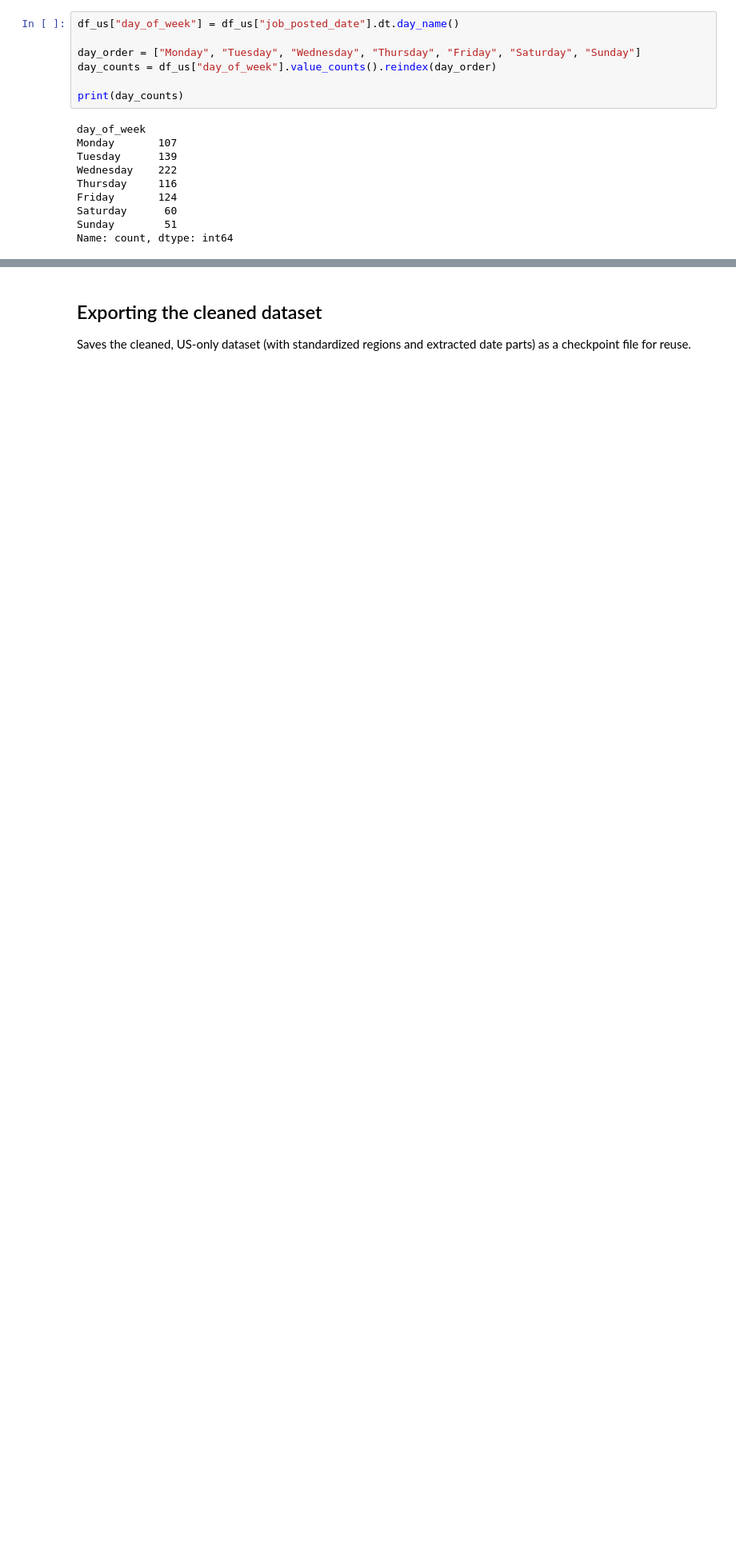
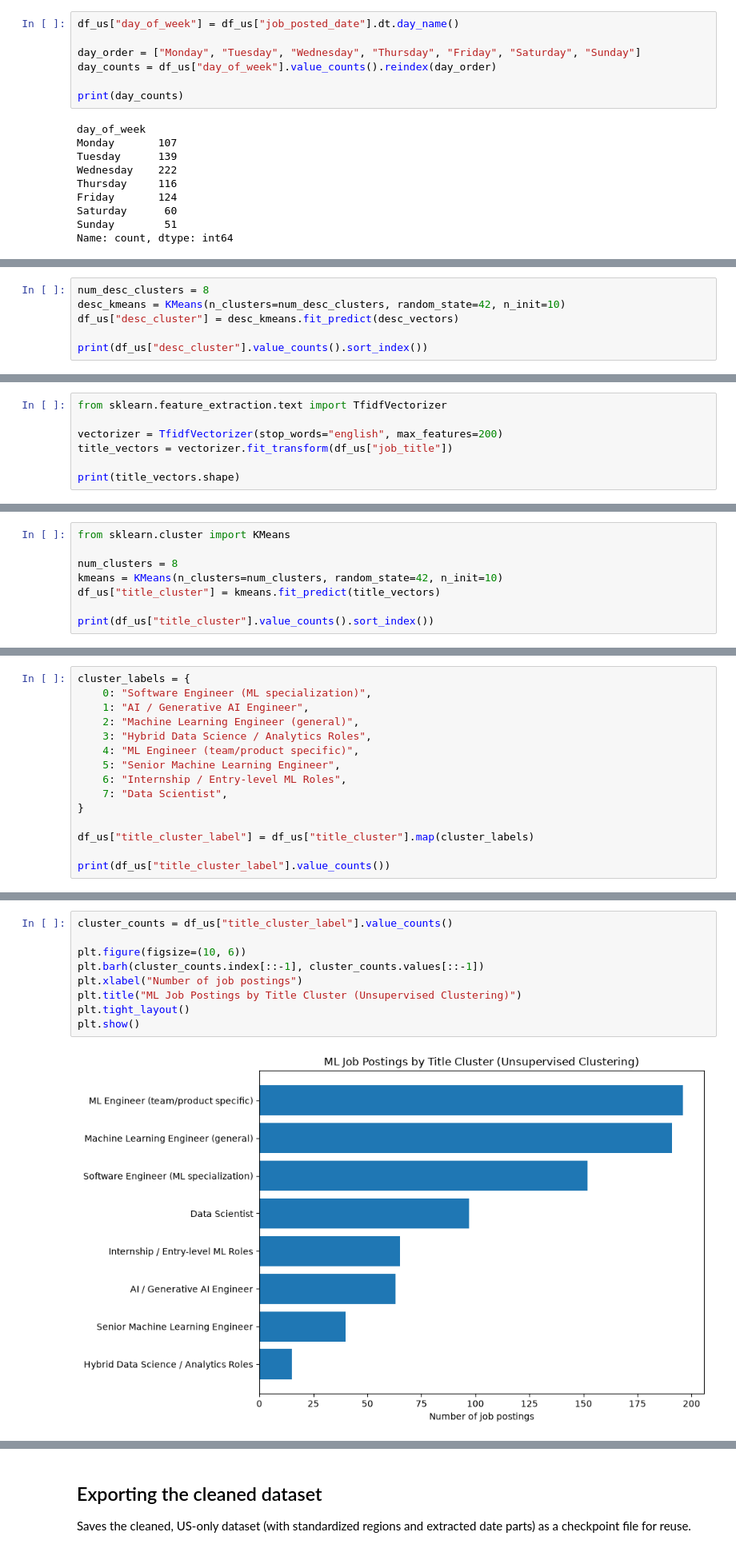
Before and after one commit to victoryilem2004/Project-1, a Jupyter notebook: eda.ipynb, the cells around one changed output, grey strips where cells are left out. Shown at 80% size. Cells and saved outputs as stored; diff of their text form; blank space fills up the shorter version.

```diff
--- a/eda.ipynb
+++ b/eda.ipynb
@@ -256,0 +427,6 @@ plt.show()
+# %%
+num_desc_clusters = 8
+desc_kmeans = KMeans(n_clusters=num_desc_clusters, random_state=42, n_init=10)
+df_us["desc_cluster"] = desc_kmeans.fit_predict(desc_vectors)
+
+print(df_us["desc_cluster"].value_counts().sort_index())
@@ -256,0 +584,7 @@ plt.show()
+# %%
+from sklearn.feature_extraction.text import TfidfVectorizer
+
+vectorizer = TfidfVectorizer(stop_words="english", max_features=200)
+title_vectors = vectorizer.fit_transform(df_us["job_title"])
+
+print(title_vectors.shape)
@@ -256,0 +593,8 @@ plt.show()
+# %%
+from sklearn.cluster import KMeans
+
+num_clusters = 8
+kmeans = KMeans(n_clusters=num_clusters, random_state=42, n_init=10)
+df_us["title_cluster"] = kmeans.fit_predict(title_vectors)
+
+print(df_us["title_cluster"].value_counts().sort_index())
@@ -256,0 +637,15 @@ plt.show()
+# %%
+cluster_labels = {
+    0: "Software Engineer (ML specialization)",
+    1: "AI / Generative AI Engineer",
+    2: "Machine Learning Engineer (general)",
+    3: "Hybrid Data Science / Analytics Roles",
+    4: "ML Engineer (team/product specific)",
+    5: "Senior Machine Learning Engineer",
+    6: "Internship / Entry-level ML Roles",
+    7: "Data Scientist",
+}
+
+df_us["title_cluster_label"] = df_us["title_cluster"].map(cluster_labels)
+
+print(df_us["title_cluster_label"].value_counts())
@@ -256,0 +663,11 @@ plt.show()
+# %%
+cluster_counts = df_us["title_cluster_label"].value_counts()
+
+plt.figure(figsize=(10, 6))
+plt.barh(cluster_counts.index[::-1], cluster_counts.values[::-1])
+plt.xlabel("Number of job postings")
+plt.title("ML Job Postings by Title Cluster (Unsupervised Clustering)")
+plt.tight_layout()
+plt.show()
+# %% [output]
+[figure, added]
```
Also changed, not shown: parts of 27 cells of this notebook.
